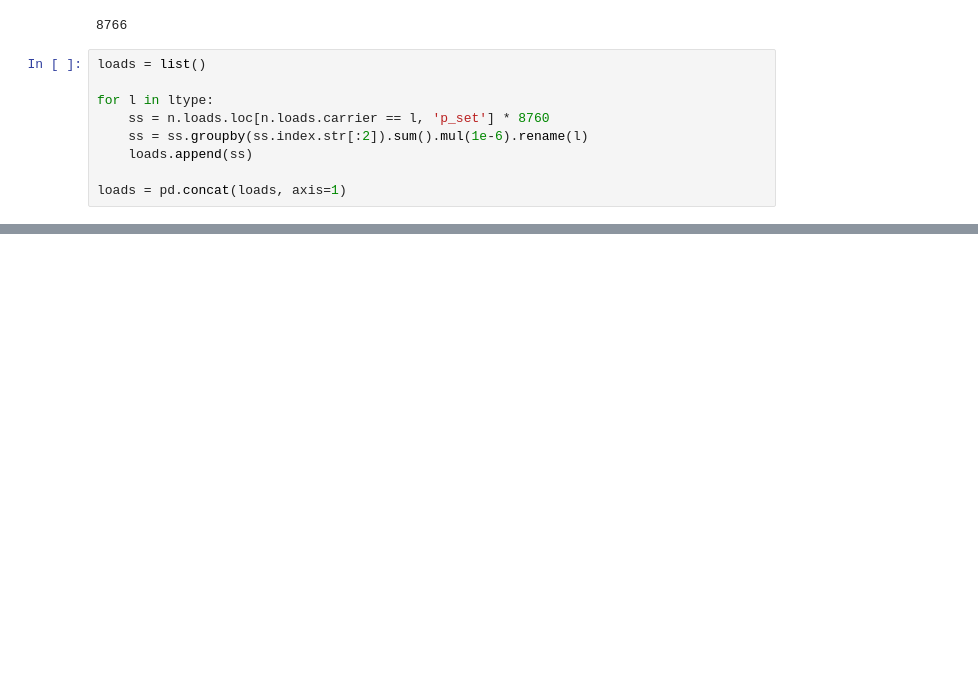
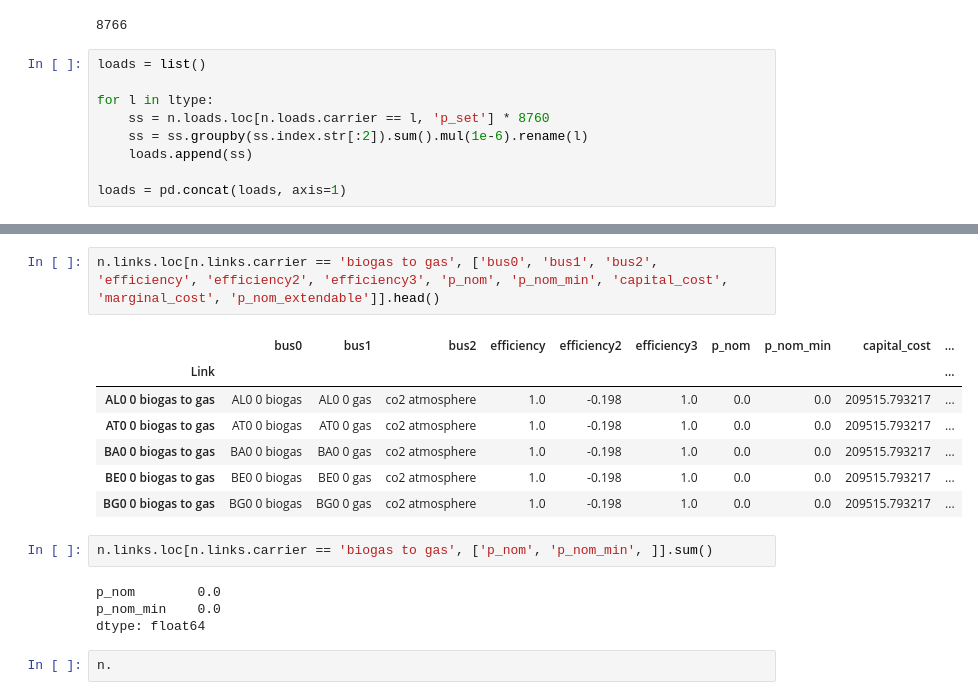
Before and after one commit to LukasFrankenQ/resilient-pypsa-eur, a Jupyter notebook: notebooks/plot_industry_heating_demand.ipynb, the cells around one changed output, grey strips where cells are left out. Cells and saved outputs as stored; diff of their text form; blank space fills up the shorter version.

```diff
--- a/notebooks/plot_industry_heating_demand.ipynb
+++ b/notebooks/plot_industry_heating_demand.ipynb
@@ -64,0 +66,18 @@ plt.show()
+# %%
+n.links.loc[n.links.carrier == 'biogas to gas', ['bus0', 'bus1', 'bus2', 'efficiency', 'efficiency2', 'efficiency3', 'p_nom', 'p_nom_min', 'capital_cost', 'marginal_cost', 'p_nom_extendable']].head()
+# %% [output]
+|  | bus0 | bus1 | bus2 | efficiency | efficiency2 | efficiency3 | p_nom | p_nom_min | capital_cost | ... |
+| Link |  |  |  |  |  |  |  |  |  | ... |
+| AL0 0 biogas to gas | AL0 0 biogas | AL0 0 gas | co2 atmosphere | 1.0 | -0.198 | 1.0 | 0.0 | 0.0 | 209515.793217 | ... |
+| AT0 0 biogas to gas | AT0 0 biogas | AT0 0 gas | co2 atmosphere | 1.0 | -0.198 | 1.0 | 0.0 | 0.0 | 209515.793217 | ... |
+| BA0 0 biogas to gas | BA0 0 biogas | BA0 0 gas | co2 atmosphere | 1.0 | -0.198 | 1.0 | 0.0 | 0.0 | 209515.793217 | ... |
+| BE0 0 biogas to gas | BE0 0 biogas | BE0 0 gas | co2 atmosphere | 1.0 | -0.198 | 1.0 | 0.0 | 0.0 | 209515.793217 | ... |
+| BG0 0 biogas to gas | BG0 0 biogas | BG0 0 gas | co2 atmosphere | 1.0 | -0.198 | 1.0 | 0.0 | 0.0 | 209515.793217 | ... |
+# %%
+n.links.loc[n.links.carrier == 'biogas to gas', ['p_nom', 'p_nom_min', ]].sum()
+# %% [output]
+p_nom        0.0
+p_nom_min    0.0
+dtype: float64
+# %%
+n.
```
Also changed, not shown: parts of 5 cells of this notebook, 2 other files.
